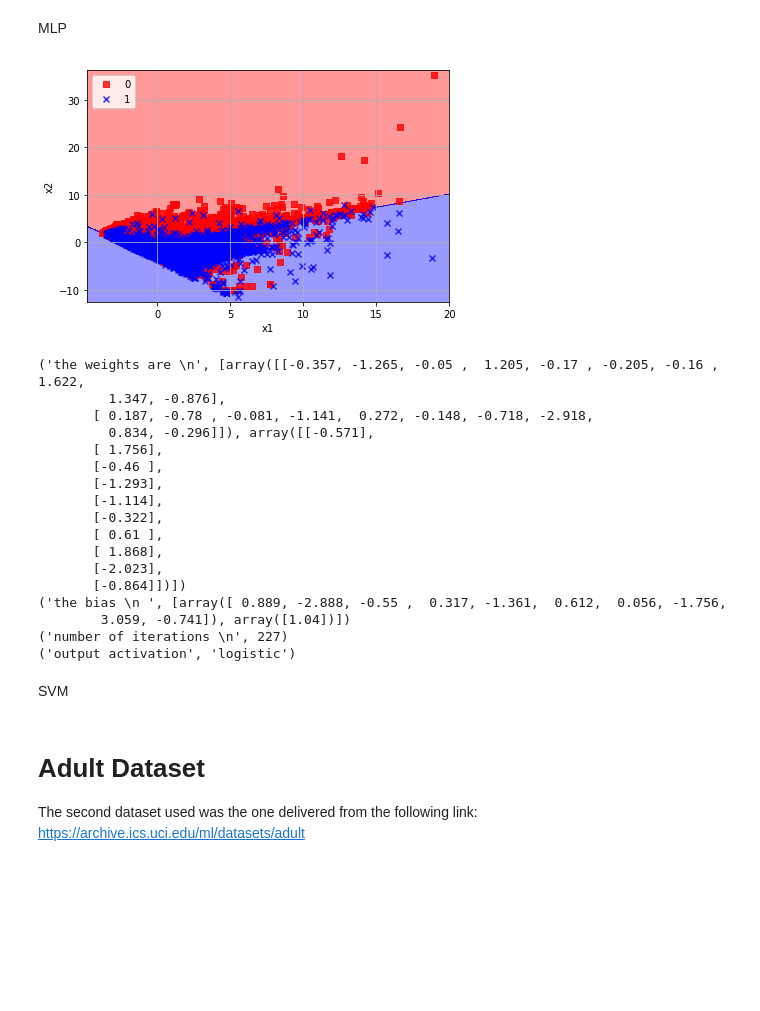
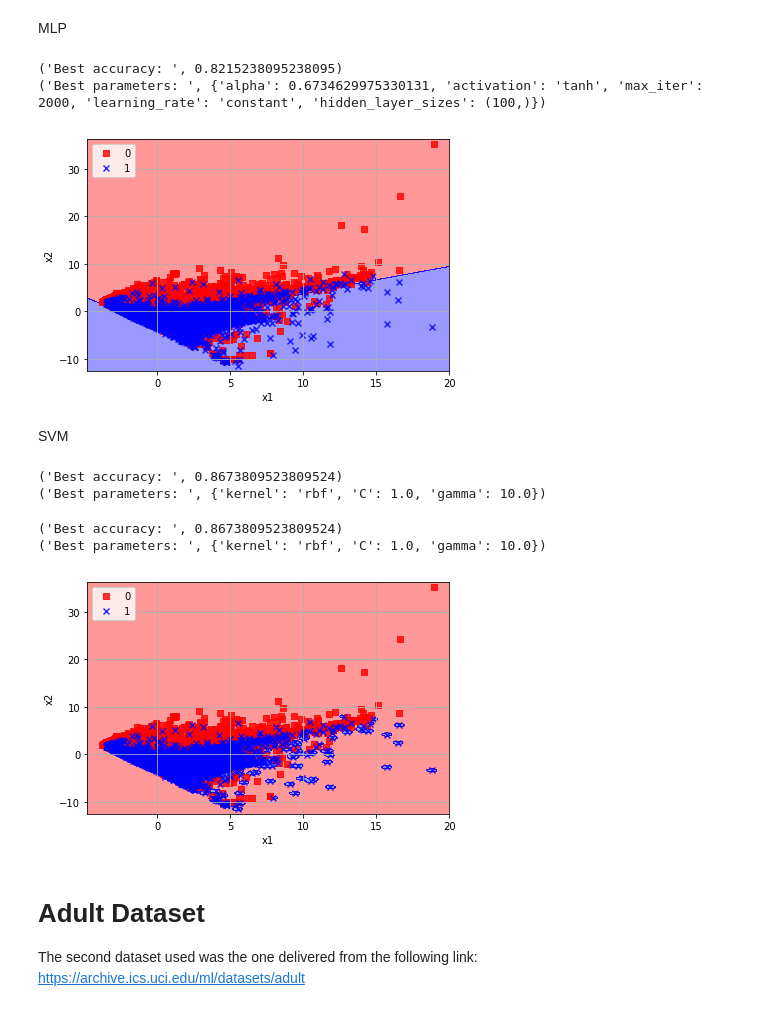
Before and after one commit to cristianasc/DataMining, a Jupyter notebook: notebook1/notebook1.ipynb, the cells around one changed output. Saved outputs shown, nothing was run; the diff lists cells and outputs as text; code cells hidden in the pictures; blank space fills up the shorter version.

```diff
--- a/notebook1/notebook1.ipynb
+++ b/notebook1/notebook1.ipynb
@@ -248,10 +269,11 @@ from sklearn.neural_network import MLPClassifier
 def mlp_tunning(X_train, y_train, clf):
 
     parameters = {
-    'hidden_layer_sizes': [(30000,)],
+    'hidden_layer_sizes': [(100,)],
     'activation': ['tanh'],
     'alpha': [uniform(0.0001, 0.9)],
-    'learning_rate': ['constant','adaptive']}
+    'learning_rate': ['constant','adaptive'],
+    'max_iter': [1000,2000,3000,4000,5000] }
 
     grid_search = GridSearchCV(estimator=clf, param_grid=parameters, n_jobs=-1,scoring='accuracy', cv=5,)
 
@@ -266,42 +288,23 @@ def mlp_tunning(X_train, y_train, clf):
     return best_parameters
 
 clf = MLPClassifier()
-#best_parameters = mlp_tunning(X_train_pca,y_train, clf)
+best_parameters = mlp_tunning(X_train_pca,y_train, clf)
+# %% [output]
+('Best accuracy: ', 0.8215238095238095)
+('Best parameters: ', {'alpha': 0.6734629975330131, 'activation': 'tanh', 'max_iter': 2000, 'learning_rate': 'constant', 'hidden_layer_sizes': (100,)})
 # %%
-mlp = MLPClassifier(activation='tanh', hidden_layer_sizes=(10,),alpha=0.15790919281325308, learning_rate= 'constant', max_iter=5000)
+mlp = MLPClassifier(activation='tanh', hidden_layer_sizes=(100,),alpha=0.6734629975330131, learning_rate= 'constant', max_iter=2000)
 
 mlp.fit(X_train_pca,y_train)
 plot_decision_regions(X_train_pca, y_train, classifier=mlp)
 plt.xlabel('x1')
 plt.ylabel('x2')
 plt.legend(loc='upper left')
 plt.grid()
 plt.tight_layout()
 plt.show()
-
-print('the weights are \n',mlp.coefs_)
-print('the bias \n ', mlp.intercepts_)
-print('number of iterations \n', mlp.n_iter_)
-print('output activation', mlp.out_activation_)
 # %% [output]
-[figure, old version]
+[figure, new version]
-('the weights are \n', [array([[-0.357, -1.265, -0.05 ,  1.205, -0.17 , -0.205, -0.16 ,  1.622,
-         1.347, -0.876],
-       [ 0.187, -0.78 , -0.081, -1.141,  0.272, -0.148, -0.718, -2.918,
-         0.834, -0.296]]), array([[-0.571],
-       [ 1.756],
-       [-0.46 ],
-       [-1.293],
-       [-1.114],
-       [-0.322],
-       [ 0.61 ],
-       [ 1.868],
-       [-2.023],
-       [-0.864]])])
-('the bias \n ', [array([ 0.889, -2.888, -0.55 ,  0.317, -1.361,  0.612,  0.056, -1.756,
-        3.059, -0.741]), array([1.04])])
-('number of iterations \n', 227)
-('output activation', 'logistic')
 # %% [markdown]
 SVM
 # %%
@@ -327,9 +330,11 @@ def svc_tunning(X_train, y_train, clf):
     return best_parameters
 
 clf = SVC()
-#best_parameters = svc_tunning(X_train_pca,y_train, clf)
+best_parameters = svc_tunning(X_train_pca,y_train, clf)
+# %% [output]
+('Best accuracy: ', 0.8673809523809524)
+('Best parameters: ', {'kernel': 'rbf', 'C': 1.0, 'gamma': 10.0})
 # %%
-from sklearn.svm import SVC
 svm=SVC(C=1.0,kernel='rbf',gamma=10.0)
 
 #print(X_train_pca)
@@ -344,3 +349,7 @@ plt.legend(loc='upper left')
 plt.grid()
 plt.tight_layout()
 plt.show()
+# %% [output]
+('Best accuracy: ', 0.8673809523809524)
+('Best parameters: ', {'kernel': 'rbf', 'C': 1.0, 'gamma': 10.0})
+[figure, added]
```
Also changed, not shown: parts of 11 cells of this notebook, 1 other file.
